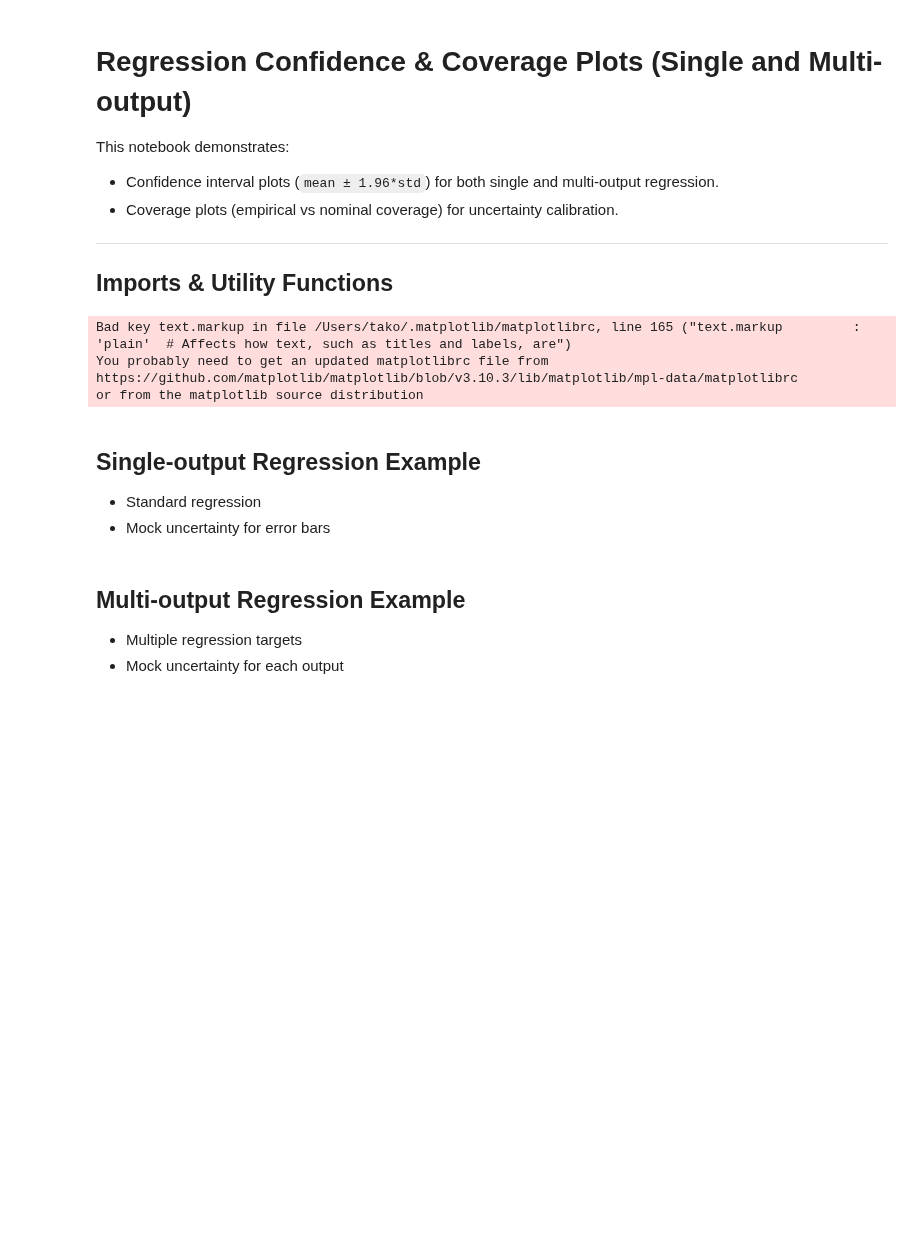
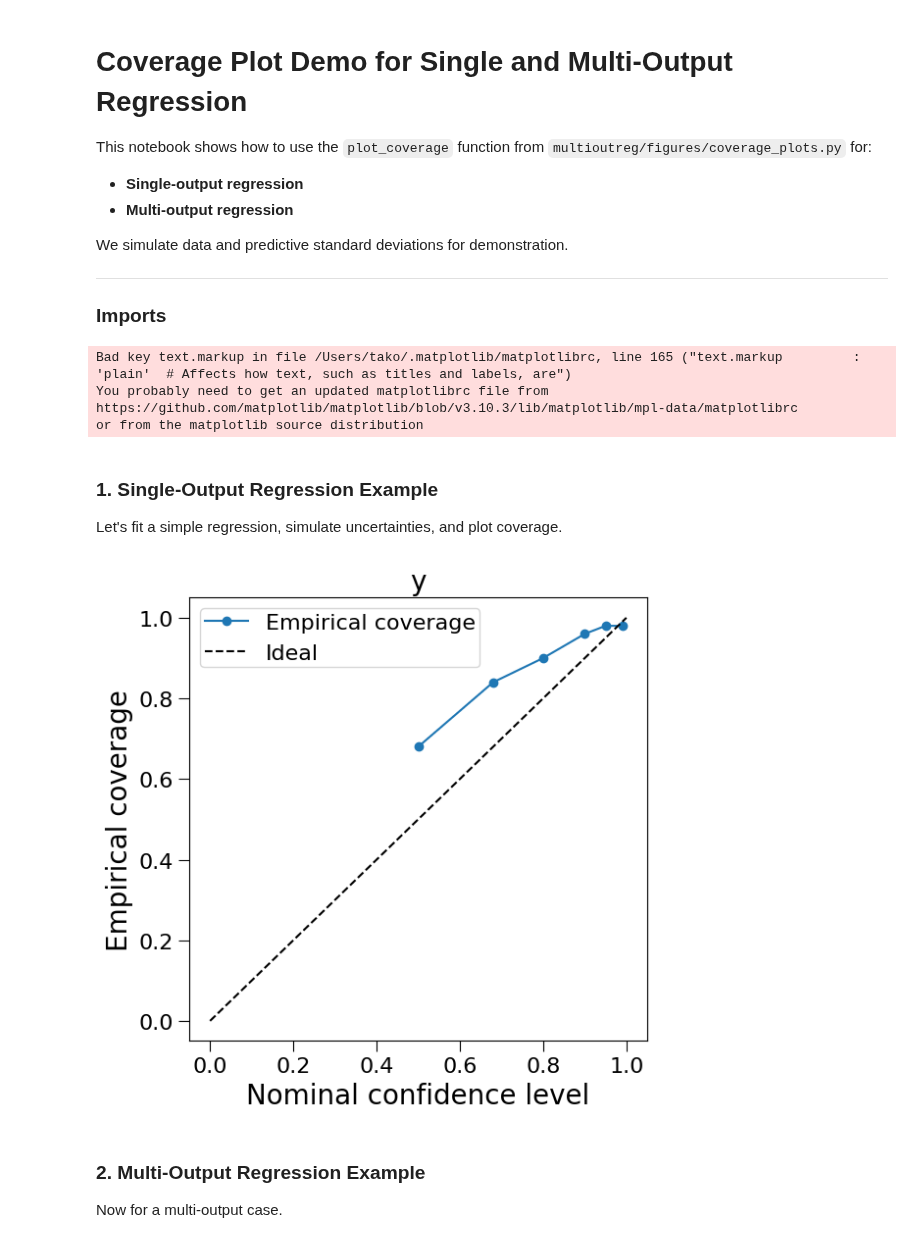
Before and after one commit to takotime808/multioutreg, a Jupyter notebook: examples/coverage_plots.ipynb, the cells around one changed output. Cells and saved outputs as stored; diff of their text form; code cells hidden in the pictures; blank space fills up the shorter version.

Commit message:
coverage plots need work

```diff
--- a/examples/coverage_plots.ipynb
+++ b/examples/coverage_plots.ipynb
@@ -1,11 +1,13 @@
 # %% [markdown]
 <!-- # Copyright (c) 2025 takotime808 -->
-# Regression Confidence & Coverage Plots (Single and Multi-output) #
+# Coverage Plot Demo for Single and Multi-Output Regression
 
-This notebook demonstrates:
-- Confidence interval plots (`mean ± 1.96*std`) for both single and multi-output regression.
-- Coverage plots (empirical vs nominal coverage) for uncertainty calibration.
+This notebook shows how to use the `plot_coverage` function from `multioutreg/figures/coverage_plots.py` for:
+- **Single-output regression**
+- **Multi-output regression**
+
+We simulate data and predictive standard deviations for demonstration.
 
 ---
-## Imports & Utility Functions ##
+### Imports ###
 # %%
@@ -27,12 +27,32 @@ or from the matplotlib source distribution
 # %% [markdown]
 <!-- # Copyright (c) 2025 takotime808 -->
 
-## Single-output Regression Example
-- Standard regression
-- Mock uncertainty for error bars
+### 1. Single-Output Regression Example ###
+
+Let's fit a simple regression, simulate uncertainties, and plot coverage.
+# %%
+# Simulate data
+rng = np.random.RandomState(0)
+X = rng.rand(200, 3)
+y = 3 * X[:, 0] - 2 * X[:, 1] + 0.5 * X[:, 2] + rng.normal(0, 0.5, size=200)
+
+# Train-test split
+X_train, X_test, y_train, y_test = train_test_split(X, y, random_state=1)
+
+# Fit model
+reg = LinearRegression().fit(X_train, y_train)
+y_pred = reg.predict(X_test)
+
+# Simulate predictive stddev (here, just for demonstration)
+y_std = np.full_like(y_pred, 0.6)
+
+# Plot coverage
+plot_coverage(y_true=y_test, y_pred=y_pred, y_std=y_std, output_names=["y"])
+# %% [output]
+[figure, added]
 # %% [markdown]
 <!-- # Copyright (c) 2025 takotime808 -->
 
-## Multi-output Regression Example
-- Multiple regression targets
-- Mock uncertainty for each output
+### 2. Multi-Output Regression Example ###
+
+Now for a multi-output case.
```
Also changed, not shown: parts of 3 cells of this notebook.
